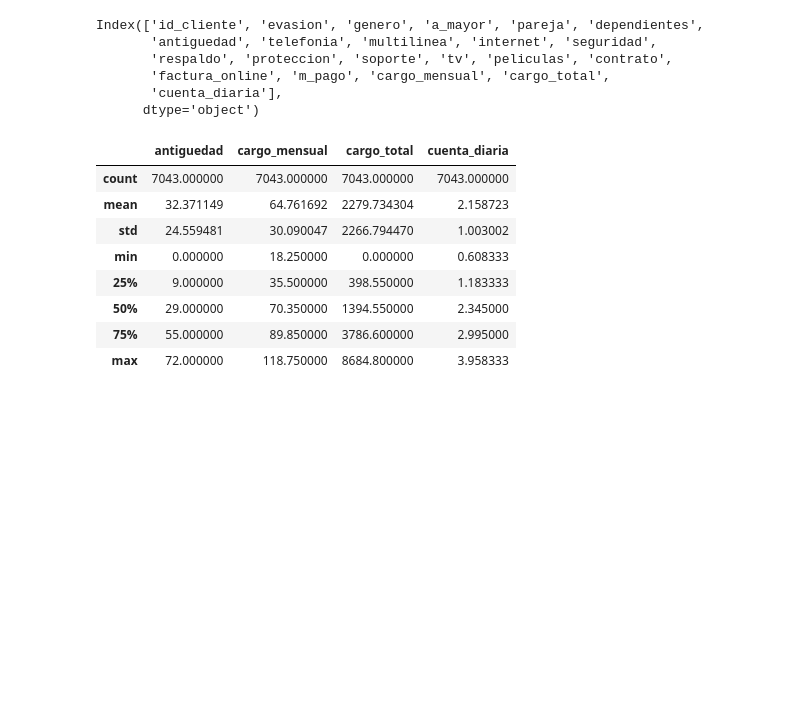
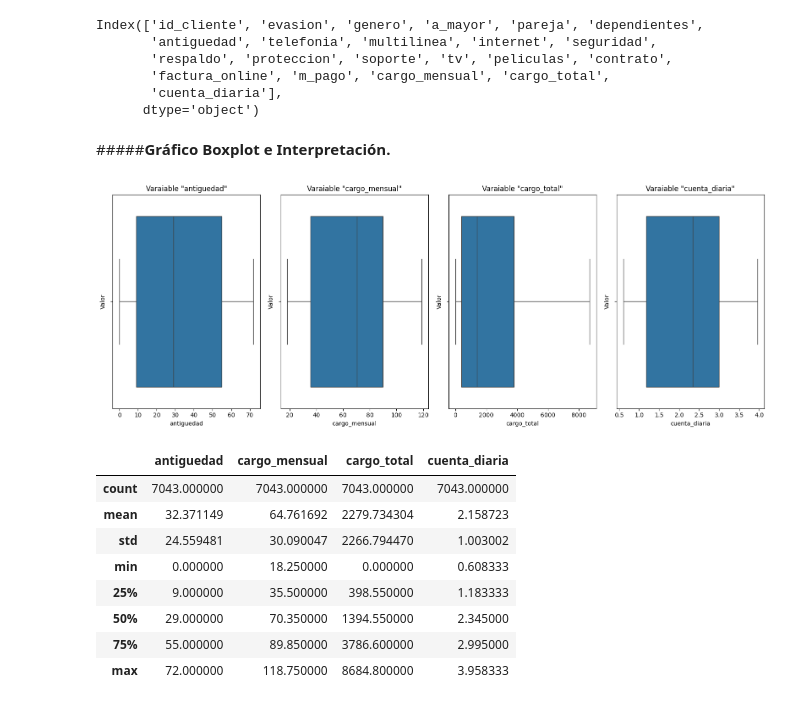
Before and after one commit to EuniceGarcia503/Challenge2_TelecomX_LATAM, a Jupyter notebook: TelecomX_LATAM.ipynb, the cells around one changed output. Cells and saved outputs as stored; diff of their text form; code cells hidden in the pictures; blank space fills up the shorter version.

```diff
--- a/TelecomX_LATAM.ipynb
+++ b/TelecomX_LATAM.ipynb
@@ -405,6 +412,36 @@ df_telecomX_limpio['cargo_total'] = df_telecomX_limpio.apply(
     lambda row: (row['antiguedad'] * 30) * row['cuenta_diaria'] if pd.isnull(row['cargo_total']) else row['cargo_total'],
     axis=1
 )
+# %% [markdown]
+#####**Gráfico Boxplot e Interpretación.**
+# %%
+#Código para boxplot.
+
+# Supongamos que df es tu DataFrame y tienes las columnas 'var1', 'var2', 'var3', 'var4'
+# que quieres graficar como boxplots
+
+# Lista de las columnas que contienen los valores numéricos
+variables = ['antiguedad', 'cargo_mensual', 'cargo_total', 'cuenta_diaria']
+
+# Crear un lienzo con 4 subgráficos (1 columna, 4 filas)
+fig, axes = plt.subplots(nrows=1, ncols=4, figsize=(16, 6))
+
+# Itera sobre las columnas y genera un boxplot para cada una
+for i, var in enumerate(variables):
+    sns.boxplot(x=df_telecomX_limpio[var], ax=axes[i])
+    axes[i].set_title(f'Varaiable "{var}"')
+    axes[i].set_ylabel('Valor')
+
+    # Agregar interactividad para mostrar los datos al pasar el cursor
+    mplcursors.cursor(axes[i], hover=True)
+
+# Ajustar el layout para que los gráficos no se sobrepongan
+plt.tight_layout()
+
+# Mostrar los gráficos
+plt.show()
+# %% [output]
+[figure, added]
 # %%
 df_telecomX_limpio.describe()
 # %% [output]
```
Also changed, not shown: parts of 5 cells of this notebook.
